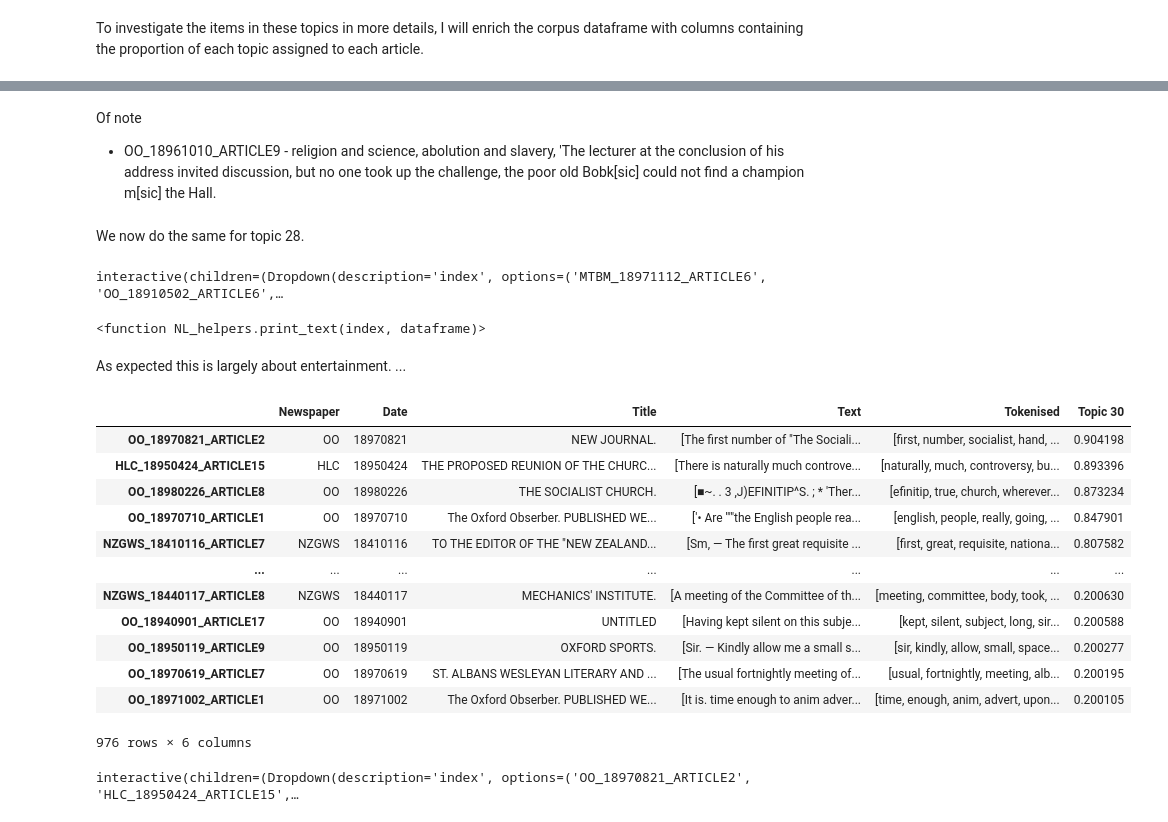
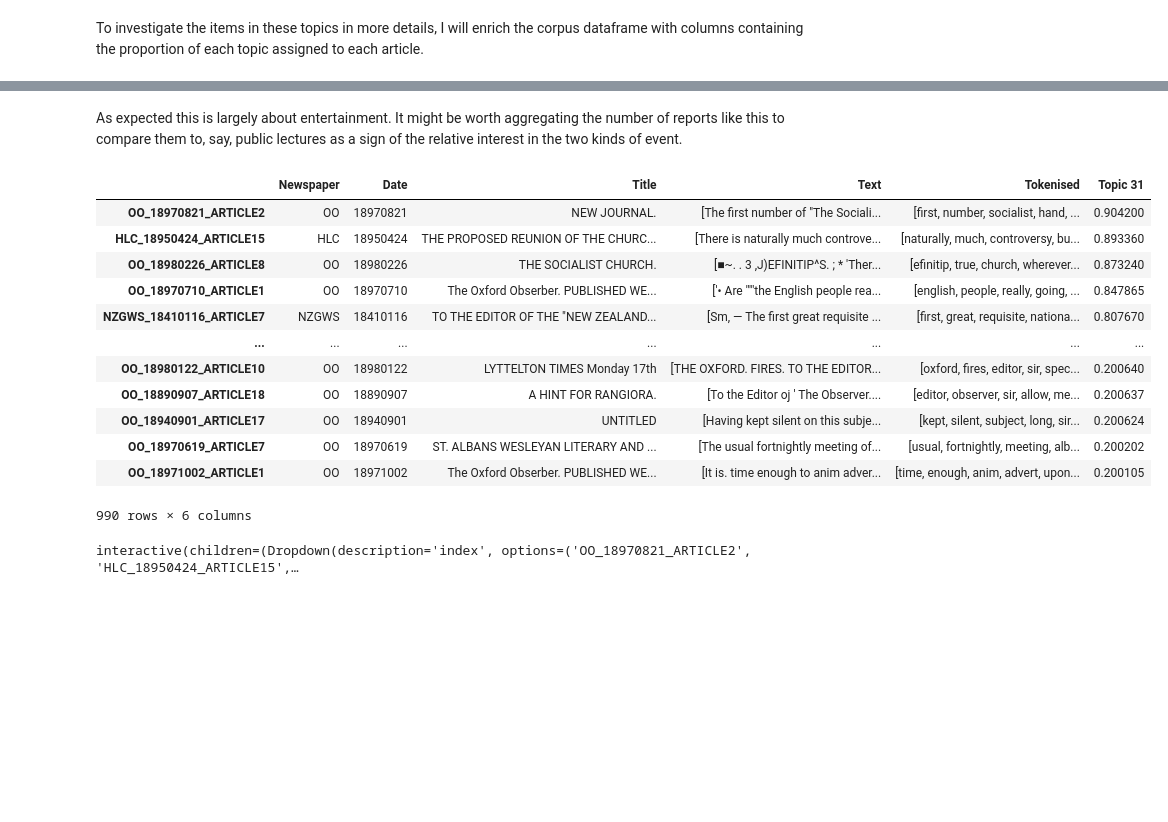
Before and after one commit to JoshuaDavidBlack/NPOD_Philosophy, a Jupyter notebook: starter_topicmodels.ipynb, the cells around one changed output, grey strips where cells are left out. Cells and saved outputs as stored; diff of their text form; code cells hidden in the pictures; blank space fills up the shorter version.

```diff
--- a/starter_topicmodels.ipynb
+++ b/starter_topicmodels.ipynb
@@ -441,34 +476,22 @@ interactive(children=(Dropdown(description='index', options=('OO_18961024_ARTICL
-# %% [markdown]
-Of note
- - OO_18961010_ARTICLE9 - religion and science, abolution and slavery, 'The lecturer at the conclusion of his address invited discussion, but no one took up the challenge, the poor old Bobk[sic] could not find a champion m[sic] the Hall.
-# %% [markdown]
-We now do the same for topic 28.
+# %% [markdown]
+As expected this is largely about entertainment. It might be worth aggregating the number of reports like this to compare them to, say, public lectures as a sign of the relative interest in the two kinds of event.
 # %%
-topic_28_df = NL_topicmodels.topic_df(starter_corpus_enriched, 'Topic 28', 0.2)
+topic_31_df = NL_topicmodels.topic_df(starter_corpus_enriched, 'Topic 31', 0.2)
+topic_31_df
+# %% [output]
+|  | Newspaper | Date | Title | Text | Tokenised | Topic 31 |
+| OO_18970821_ARTICLE2 | OO | 18970821 | NEW JOURNAL. | [The first number of "The Sociali... | [first, number, socialist, hand, ... | 0.904200 |
+| HLC_18950424_ARTICLE15 | HLC | 18950424 | THE PROPOSED REUNION OF THE CHURC... | [There is naturally much controve... | [naturally, much, controversy, bu... | 0.893360 |
+| OO_18980226_ARTICLE8 | OO | 18980226 | THE SOCIALIST CHURCH. | [■~. . 3 ,J)EFINITIP^S. ; * 'Ther... | [efinitip, true, church, wherever... | 0.873240 |
+| OO_18970710_ARTICLE1 | OO | 18970710 | The Oxford Obserber. PUBLISHED WE... | ['• Are '""the English people rea... | [english, people, really, going, ... | 0.847865 |
+| NZGWS_18410116_ARTICLE7 | NZGWS | 18410116 | TO THE EDITOR OF THE "NEW ZEALAND... | [Sm, — The first great requisite ... | [first, great, requisite, nationa... | 0.807670 |
+| ... | ... | ... | ... | ... | ... | ... |
+| OO_18980122_ARTICLE10 | OO | 18980122 | LYTTELTON TIMES Monday 17th | [THE OXFORD. FIRES. TO THE EDITOR... | [oxford, fires, editor, sir, spec... | 0.200640 |
+| OO_18890907_ARTICLE18 | OO | 18890907 | A HINT FOR RANGIORA. | [To the Editor oj ' The Observer.... | [editor, observer, sir, allow, me... | 0.200637 |
+| OO_18940901_ARTICLE17 | OO | 18940901 | UNTITLED | [Having kept silent on this subje... | [kept, silent, subject, long, sir... | 0.200624 |
+| OO_18970619_ARTICLE7 | OO | 18970619 | ST. ALBANS WESLEYAN LITERARY AND ... | [The usual fortnightly meeting of... | [usual, fortnightly, meeting, alb... | 0.200202 |
+| OO_18971002_ARTICLE1 | OO | 18971002 | The Oxford Obserber. PUBLISHED WE... | [It is. time enough to anim adver... | [time, enough, anim, advert, upon... | 0.200105 |
+990 rows × 6 columns
-# %%
-interact(NL_helpers.print_text, index=topic_28_df.index, dataframe=fixed(topic_28_df))
-# %% [output]
-interactive(children=(Dropdown(description='index', options=('MTBM_18971112_ARTICLE6', 'OO_18910502_ARTICLE6',…
-<function NL_helpers.print_text(index, dataframe)>
-# %% [markdown]
-As expected this is largely about entertainment. ...
-# %%
-topic_30_df = NL_topicmodels.topic_df(starter_corpus_enriched, 'Topic 30', 0.2)
-topic_30_df
-# %% [output]
-|  | Newspaper | Date | Title | Text | Tokenised | Topic 30 |
-| OO_18970821_ARTICLE2 | OO | 18970821 | NEW JOURNAL. | [The first number of "The Sociali... | [first, number, socialist, hand, ... | 0.904198 |
-| HLC_18950424_ARTICLE15 | HLC | 18950424 | THE PROPOSED REUNION OF THE CHURC... | [There is naturally much controve... | [naturally, much, controversy, bu... | 0.893396 |
-| OO_18980226_ARTICLE8 | OO | 18980226 | THE SOCIALIST CHURCH. | [■~. . 3 ,J)EFINITIP^S. ; * 'Ther... | [efinitip, true, church, wherever... | 0.873234 |
-| OO_18970710_ARTICLE1 | OO | 18970710 | The Oxford Obserber. PUBLISHED WE... | ['• Are '""the English people rea... | [english, people, really, going, ... | 0.847901 |
-| NZGWS_18410116_ARTICLE7 | NZGWS | 18410116 | TO THE EDITOR OF THE "NEW ZEALAND... | [Sm, — The first great requisite ... | [first, great, requisite, nationa... | 0.807582 |
-| ... | ... | ... | ... | ... | ... | ... |
-| NZGWS_18440117_ARTICLE8 | NZGWS | 18440117 | MECHANICS' INSTITUTE. | [A meeting of the Committee of th... | [meeting, committee, body, took, ... | 0.200630 |
-| OO_18940901_ARTICLE17 | OO | 18940901 | UNTITLED | [Having kept silent on this subje... | [kept, silent, subject, long, sir... | 0.200588 |
-| OO_18950119_ARTICLE9 | OO | 18950119 | OXFORD SPORTS. | [Sir. — Kindly allow me a small s... | [sir, kindly, allow, small, space... | 0.200277 |
-| OO_18970619_ARTICLE7 | OO | 18970619 | ST. ALBANS WESLEYAN LITERARY AND ... | [The usual fortnightly meeting of... | [usual, fortnightly, meeting, alb... | 0.200195 |
-| OO_18971002_ARTICLE1 | OO | 18971002 | The Oxford Obserber. PUBLISHED WE... | [It is. time enough to anim adver... | [time, enough, anim, advert, upon... | 0.200105 |
-976 rows × 6 columns
 # %%
 interact(NL_helpers.print_text, index=topic_30_df.index, dataframe=fixed(topic_30_df))
 # %% [output]
```
Also changed, not shown: parts of 49 cells of this notebook, 3 other files.
